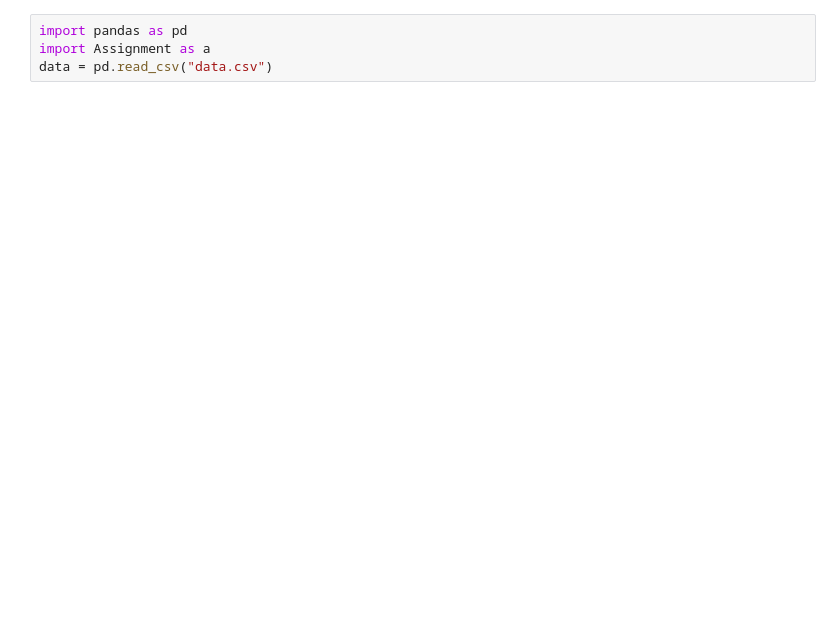
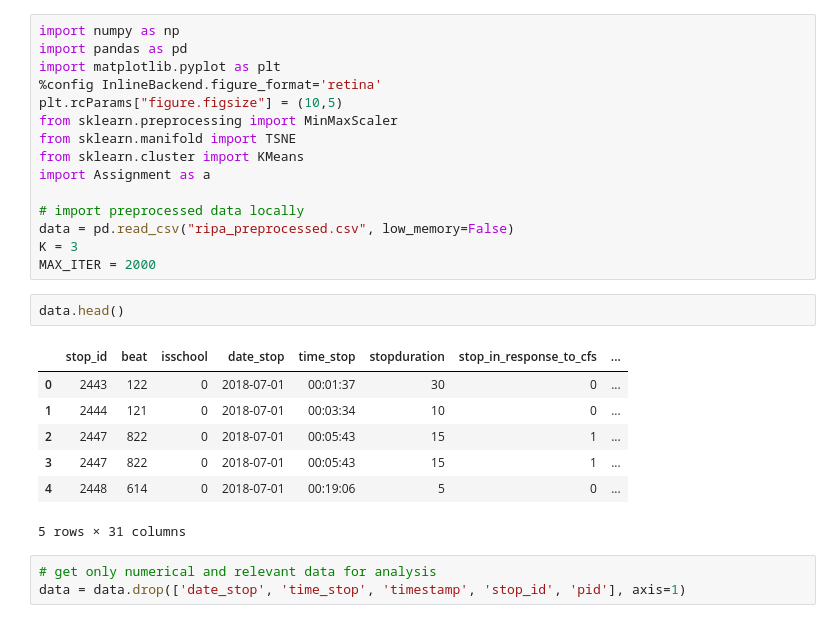
Before and after one commit to bao153/118b-twenty, a Jupyter notebook: AssignmentTest.ipynb, the cells around one changed output. Cells and saved outputs as stored; diff of their text form; blank space fills up the shorter version.

```diff
--- a/AssignmentTest.ipynb
+++ b/AssignmentTest.ipynb
@@ -1,4 +1,28 @@
-# %%
-import pandas as pd
-import Assignment as a
-data = pd.read_csv("data.csv")
+# %%
+import numpy as np
+import pandas as pd
+import matplotlib.pyplot as plt
+%config InlineBackend.figure_format='retina'
+plt.rcParams["figure.figsize"] = (10,5)
+from sklearn.preprocessing import MinMaxScaler
+from sklearn.manifold import TSNE
+from sklearn.cluster import KMeans
+import Assignment as a
+
+# import preprocessed data locally
+data = pd.read_csv("ripa_preprocessed.csv", low_memory=False)
+K = 3
+MAX_ITER = 2000
+# %%
+data.head()
+# %% [output]
+|  | stop_id | beat | isschool | date_stop | time_stop | stopduration | stop_in_response_to_cfs | ... |
+| 0 | 2443 | 122 | 0 | 2018-07-01 | 00:01:37 | 30 | 0 | ... |
+| 1 | 2444 | 121 | 0 | 2018-07-01 | 00:03:34 | 10 | 0 | ... |
+| 2 | 2447 | 822 | 0 | 2018-07-01 | 00:05:43 | 15 | 1 | ... |
+| 3 | 2447 | 822 | 0 | 2018-07-01 | 00:05:43 | 15 | 1 | ... |
+| 4 | 2448 | 614 | 0 | 2018-07-01 | 00:19:06 | 5 | 0 | ... |
+5 rows × 31 columns
+# %%
+# get only numerical and relevant data for analysis
+data = data.drop(['date_stop', 'time_stop', 'timestamp', 'stop_id', 'pid'], axis=1)
```
Also changed, not shown: parts of 12 cells of this notebook, 9 other files.
